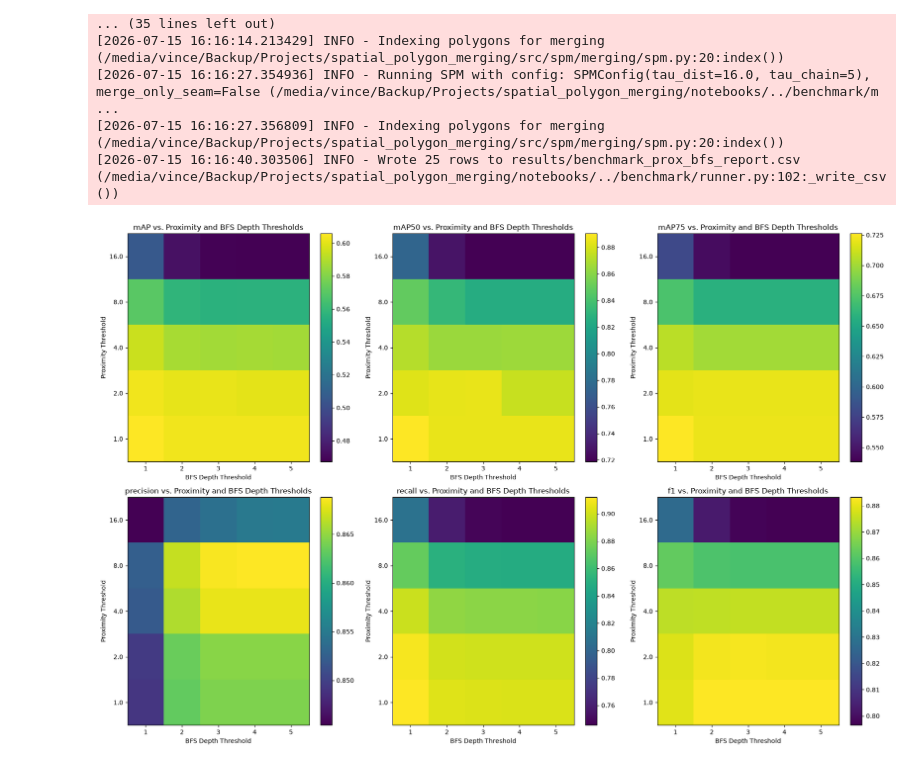
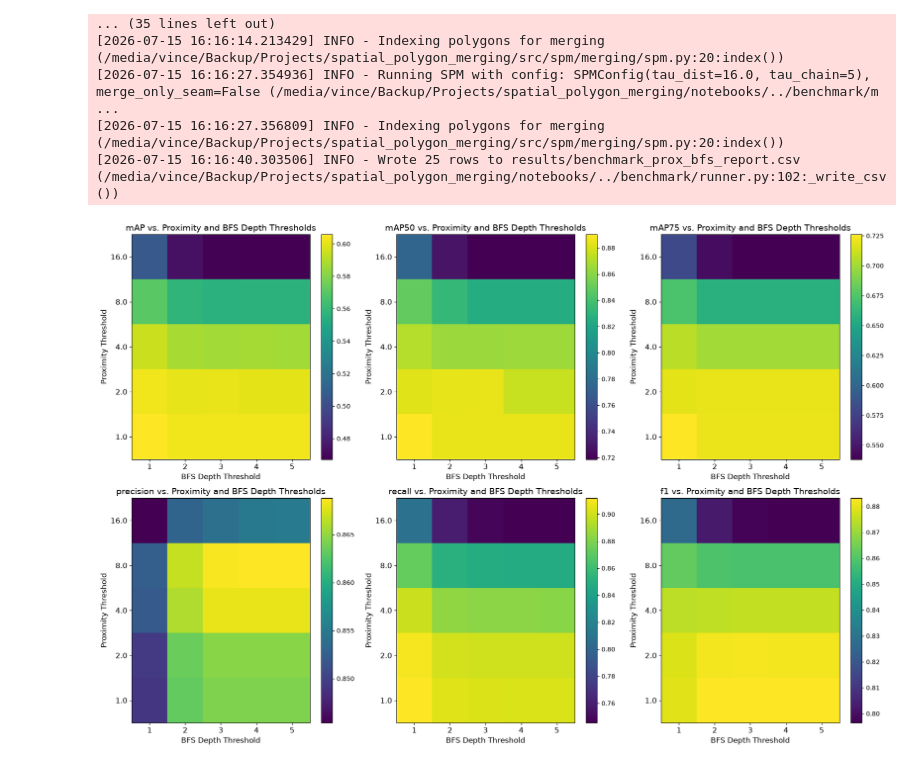
Before and after one commit to itsveence/spatial-polygon-merging, a Jupyter notebook: notebooks/benchmark.ipynb, the cells around one changed output. Saved outputs shown, nothing was run; the diff lists cells and outputs as text; code cells hidden in the pictures.

```diff
--- a/notebooks/benchmark.ipynb
+++ b/notebooks/benchmark.ipynb
@@ -234,27 +235,24 @@ _write_csv(rows, report_path)
 [2026-07-15 16:16:40.303506] INFO - Wrote 25 rows to results/benchmark_prox_bfs_report.csv (/media/vince/Backup/Projects/spatial_polygon_merging/notebooks/../benchmark/runner.py:102:_write_csv())
 # %%
 # Visualize the metrics for varying proximity and BFS depth thresholds
-import pandas as pd
-import matplotlib.pyplot as plt
-
 df = pd.read_csv(report_path)
 
 fig, ax = plt.subplots(2, 3, figsize=(18, 12))
 metrics = ["mAP", "mAP50", "mAP75", "precision", "recall", "f1"]
 for i, metric in enumerate(metrics):
     row = i // 3
     col = i % 3
     pivot_table = df.pivot(index="proximity_threshold", columns="bfs_depth_threshold", values=metric)
     cax = ax[row, col].imshow(pivot_table, cmap='viridis', aspect='auto', origin='lower')
-    ax[row, col].set_title(f"{metric} vs. Proximity and BFS Depth Thresholds")
-    ax[row, col].set_xlabel("BFS Depth Threshold")
-    ax[row, col].set_ylabel("Proximity Threshold")
+    ax[row, col].set_title(f"{metric} vs. Proximity and BFS Depth Thresholds", fontsize=14)
+    ax[row, col].set_xlabel("BFS Depth Threshold", fontsize=12)
+    ax[row, col].set_ylabel("Proximity Threshold", fontsize=12)
     ax[row, col].set_xticks(range(len(bfs_depth_values)))
-    ax[row, col].set_xticklabels(bfs_depth_values)
+    ax[row, col].set_xticklabels(bfs_depth_values, fontsize=12)
     ax[row, col].set_yticks(range(len(prox_values)))
-    ax[row, col].set_yticklabels(prox_values)
+    ax[row, col].set_yticklabels(prox_values, fontsize=12)
     fig.colorbar(cax, ax=ax[row, col], orientation='vertical')
 plt.tight_layout()
 plt.savefig("results/metrics_vs_prox_bfs_depth_thresholds.png")
 # %% [output]
-[figure, old version]
+[figure, new version]
```
Also changed, not shown: parts of 8 cells of this notebook, 4 other files.
